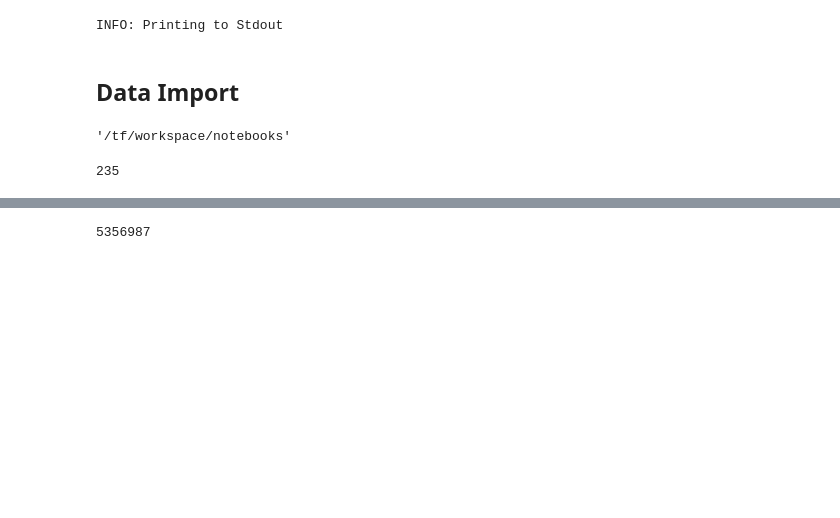
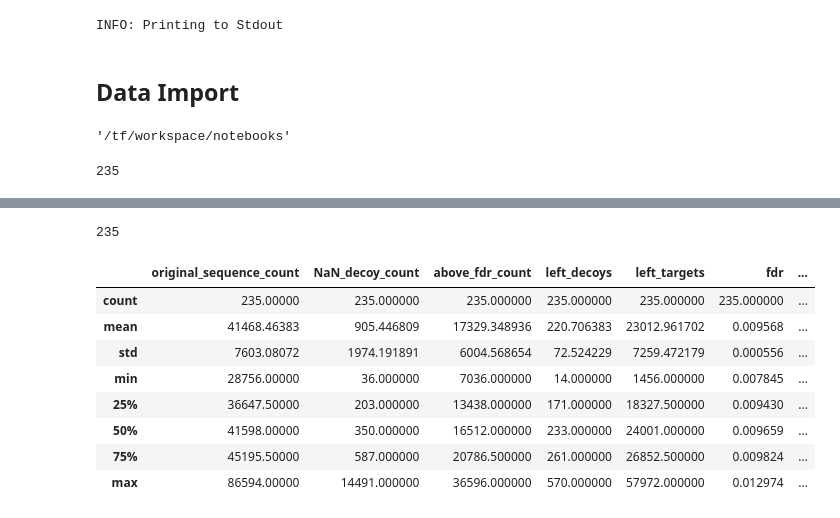
Before and after one commit to Miroka96/mmdenovo, a Jupyter notebook: notebooks/210330 Data Filtering Pipeline.ipynb, the cells around one changed output, grey strips where cells are left out. Cells and saved outputs as stored; diff of their text form; code cells hidden in the pictures; blank space fills up the shorter version.

```diff
--- a/notebooks/210330 Data Filtering Pipeline.ipynb
+++ b/notebooks/210330 Data Filtering Pipeline.ipynb
@@ -71,4 +102,16 @@ processing_result
-# %%
-processing_result['final_sequence_count'].sum()
-# %% [output]
-5356987
+# %%
+len(processing_result)
+# %% [output]
+235
+# %%
+processing_result.describe()
+# %% [output]
+|  | original_sequence_count | NaN_decoy_count | above_fdr_count | left_decoys | left_targets | fdr | ... |
+| count | 235.00000 | 235.000000 | 235.000000 | 235.000000 | 235.000000 | 235.000000 | ... |
+| mean | 41468.46383 | 905.446809 | 17329.348936 | 220.706383 | 23012.961702 | 0.009568 | ... |
+| std | 7603.08072 | 1974.191891 | 6004.568654 | 72.524229 | 7259.472179 | 0.000556 | ... |
+| min | 28756.00000 | 36.000000 | 7036.000000 | 14.000000 | 1456.000000 | 0.007845 | ... |
+| 25% | 36647.50000 | 203.000000 | 13438.000000 | 171.000000 | 18327.500000 | 0.009430 | ... |
+| 50% | 41598.00000 | 350.000000 | 16512.000000 | 233.000000 | 24001.000000 | 0.009659 | ... |
+| 75% | 45195.50000 | 587.000000 | 20786.500000 | 261.000000 | 26852.500000 | 0.009824 | ... |
+| max | 86594.00000 | 14491.000000 | 36596.000000 | 570.000000 | 57972.000000 | 0.012974 | ... |
```
Also changed, not shown: parts of 4 cells of this notebook.
